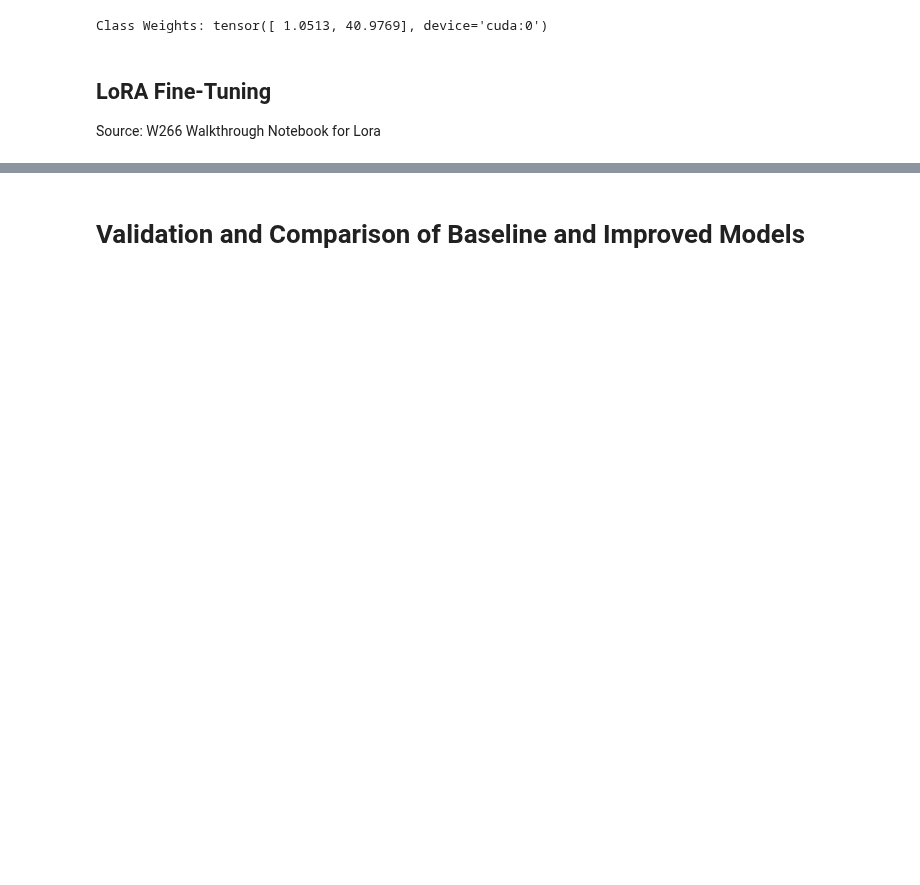
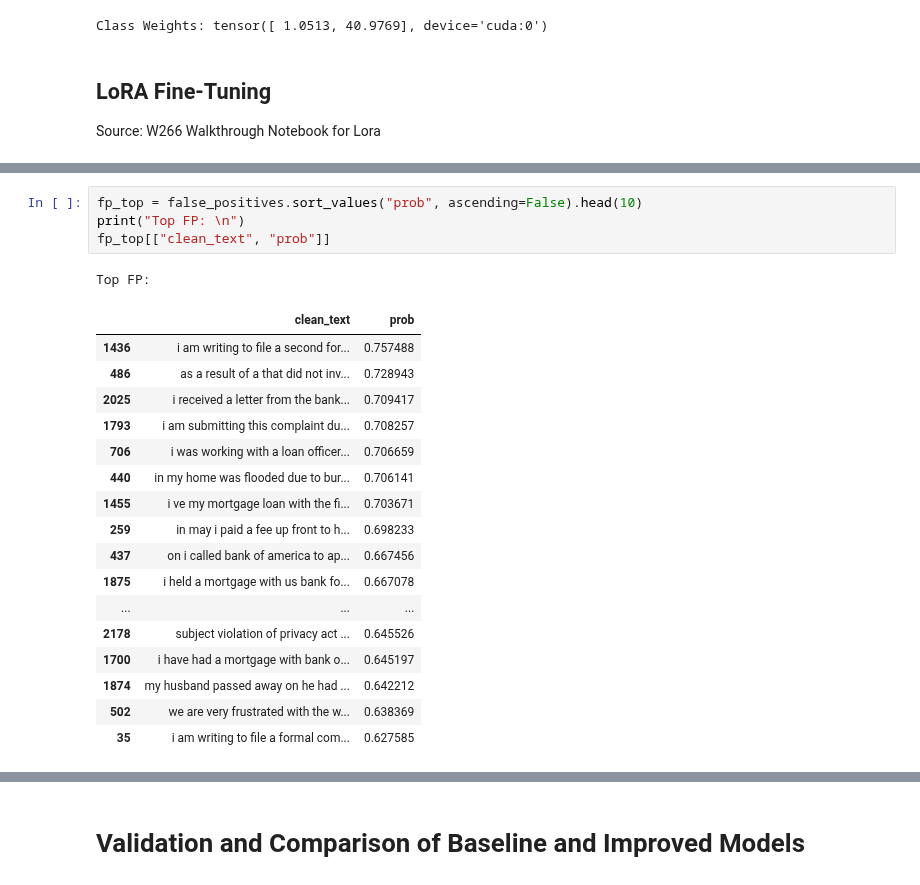
Before and after one commit to gongbyung/ai-ethics-prototypes, a Jupyter notebook: respect-cfpb/notebooks/02_modeling_nlp.ipynb, the cells around one changed output, grey strips where cells are left out. Drawn from its saved outputs; the diff is of its cells as text; blank space fills up the shorter version.

```diff
--- a/respect-cfpb/notebooks/02_modeling_nlp.ipynb
+++ b/respect-cfpb/notebooks/02_modeling_nlp.ipynb
@@ -486,0 +1368,23 @@ Test results saved to /content/drive/MyDrive/NLP/respect-cfpb/outputs/models/fin
+# %%
+fp_top = false_positives.sort_values("prob", ascending=False).head(10)
+print("Top FP: \n")
+fp_top[["clean_text", "prob"]]
+# %% [output]
+Top FP:
+|  | clean_text | prob |
+| 1436 | i am writing to file a second for... | 0.757488 |
+| 486 | as a result of a that did not inv... | 0.728943 |
+| 2025 | i received a letter from the bank... | 0.709417 |
+| 1793 | i am submitting this complaint du... | 0.708257 |
+| 706 | i was working with a loan officer... | 0.706659 |
+| 440 | in my home was flooded due to bur... | 0.706141 |
+| 1455 | i ve my mortgage loan with the fi... | 0.703671 |
+| 259 | in may i paid a fee up front to h... | 0.698233 |
+| 437 | on i called bank of america to ap... | 0.667456 |
+| 1875 | i held a mortgage with us bank fo... | 0.667078 |
+| ... | ... | ... |
+| 2178 | subject violation of privacy act ... | 0.645526 |
+| 1700 | i have had a mortgage with bank o... | 0.645197 |
+| 1874 | my husband passed away on he had ... | 0.642212 |
+| 502 | we are very frustrated with the w... | 0.638369 |
+| 35 | i am writing to file a formal com... | 0.627585 |
```
Also changed, not shown: parts of 49 cells of this notebook, 1 other file.
